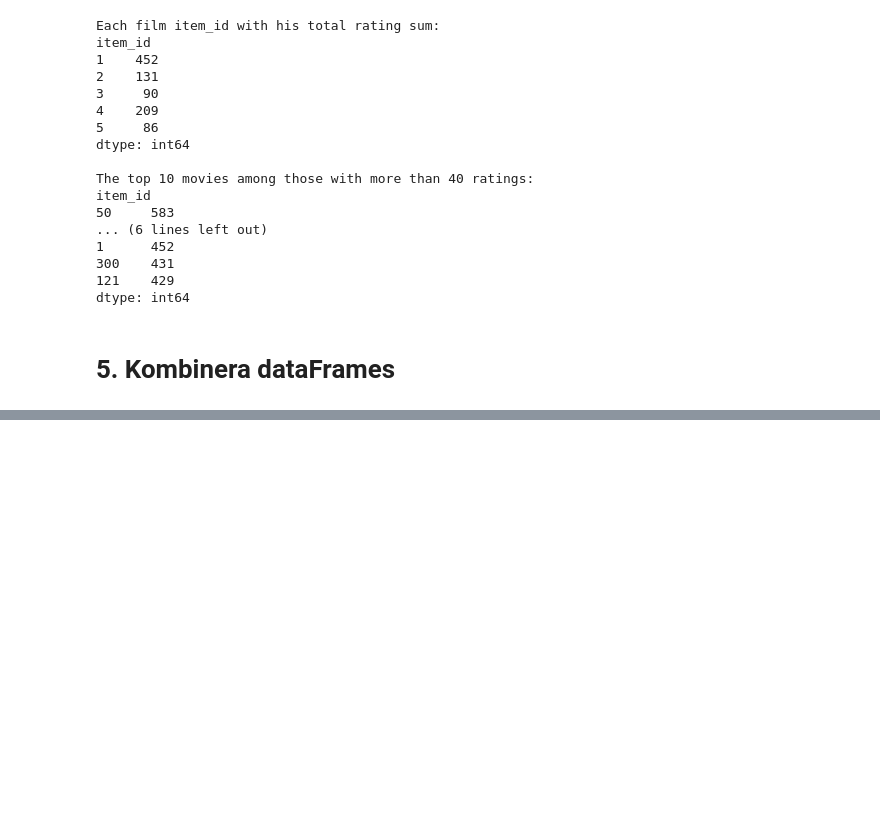
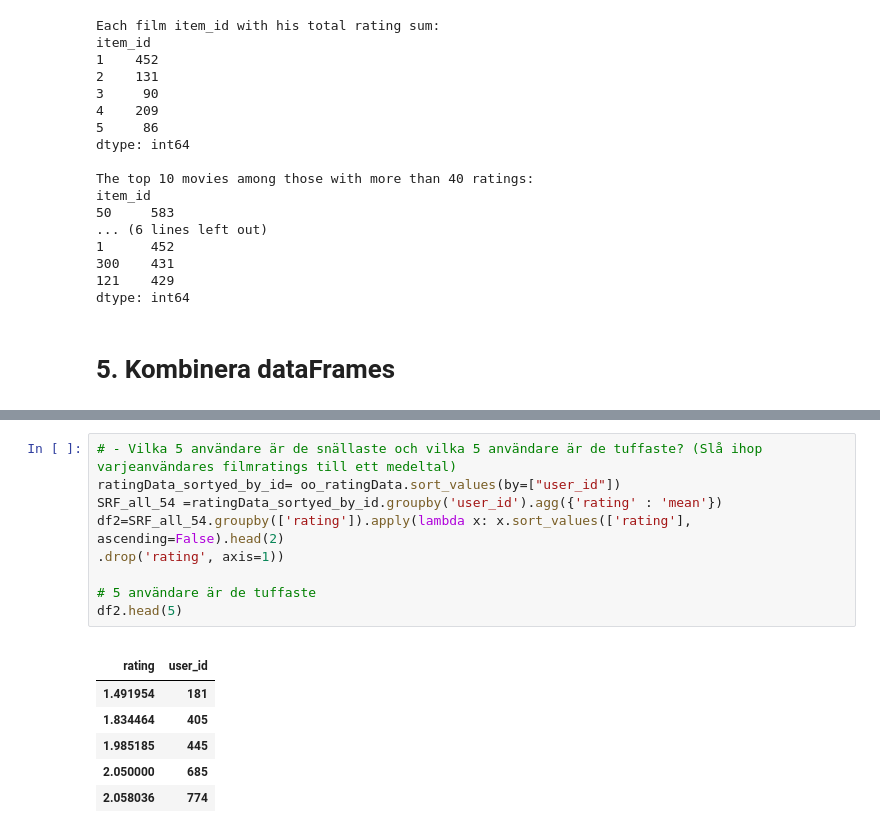
Before and after one commit to Ammar-Man/Python, a Jupyter notebook: Data processing/projekt1.ipynb, the cells around one changed output, grey strips where cells are left out. Cells and saved outputs as stored; diff of their text form; blank space fills up the shorter version.

```diff
--- a/Data processing/projekt1.ipynb
+++ b/Data processing/projekt1.ipynb
@@ -250,0 +274,17 @@ dtype: int64
+# %%
+# - Vilka 5 användare är de snällaste och vilka 5 användare är de tuffaste? (Slå ihop varjeanvändares filmratings till ett medeltal)
+ratingData_sortyed_by_id= oo_ratingData.sort_values(by=["user_id"])
+SRF_all_54 =ratingData_sortyed_by_id.groupby('user_id').agg({'rating' : 'mean'})
+df2=SRF_all_54.groupby(['rating']).apply(lambda x: x.sort_values(['rating'], ascending=False).head(2)
+.drop('rating', axis=1))
+
+# 5 användare är de tuffaste
+df2.head(5)
+# %% [output]
+|  |  |
+| rating | user_id |
+| 1.491954 | 181 |
+| 1.834464 | 405 |
+| 1.985185 | 445 |
+| 2.050000 | 685 |
+| 2.058036 | 774 |
```
Also changed, not shown: parts of 11 cells of this notebook.
